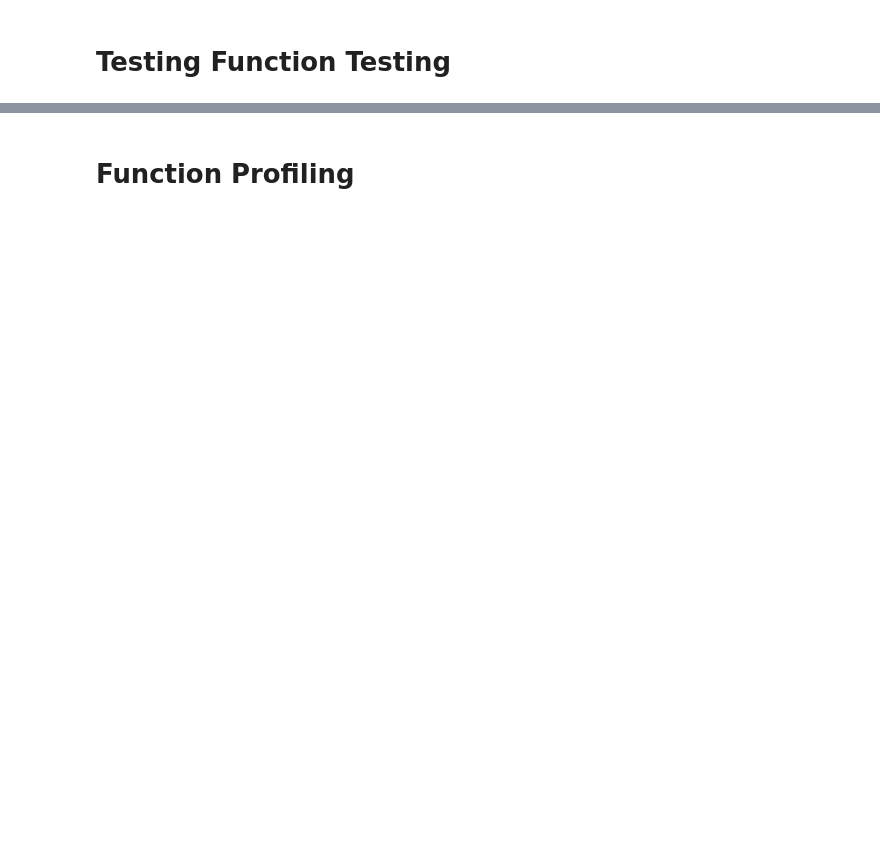
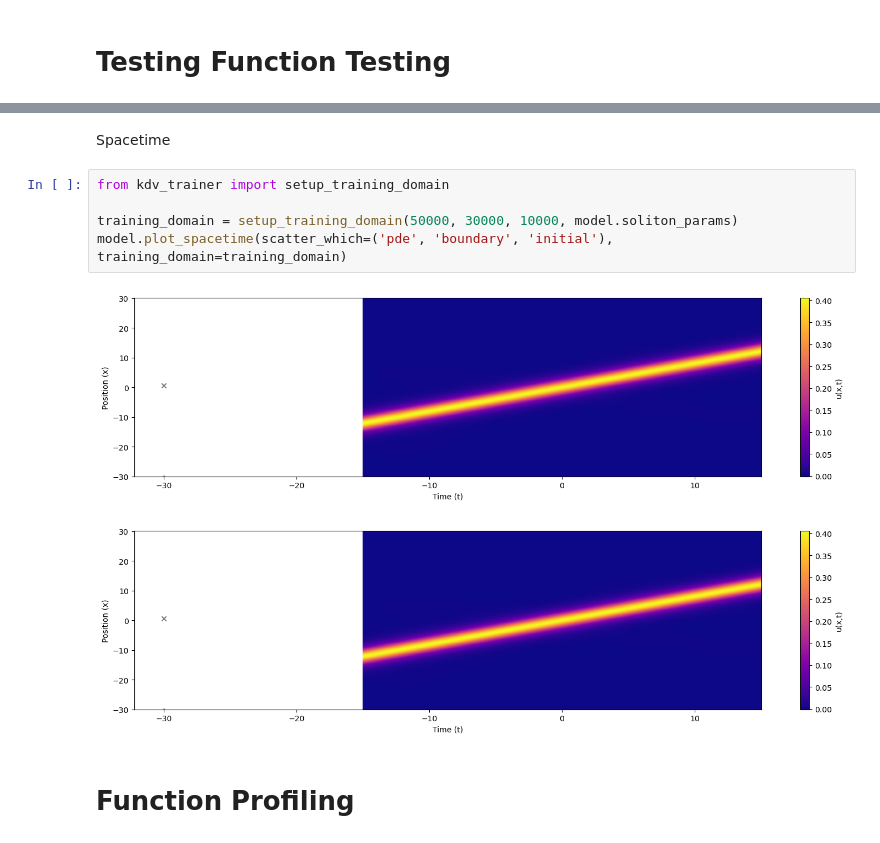
Before and after one commit to JairdanC/soliton-pinns, a Jupyter notebook: models_refactor/kdv/tester.ipynb, the cells around one changed output, grey strips where cells are left out. Cells and saved outputs as stored; diff of their text form; blank space fills up the shorter version.

```diff
--- a/models_refactor/kdv/tester.ipynb
+++ b/models_refactor/kdv/tester.ipynb
@@ -117,3 +145,13 @@ True
+# %% [markdown]
+Spacetime
+# %%
+from kdv_trainer import setup_training_domain
+
+training_domain = setup_training_domain(50000, 30000, 10000, model.soliton_params)
+model.plot_spacetime(scatter_which=('pde', 'boundary', 'initial'), training_domain=training_domain)
+# %% [output]
+[figure, added]
+[figure, added]
 # %% [markdown]
 # Function Profiling
 # %%
```
Also changed, not shown: parts of 12 cells of this notebook, 4 other files.
